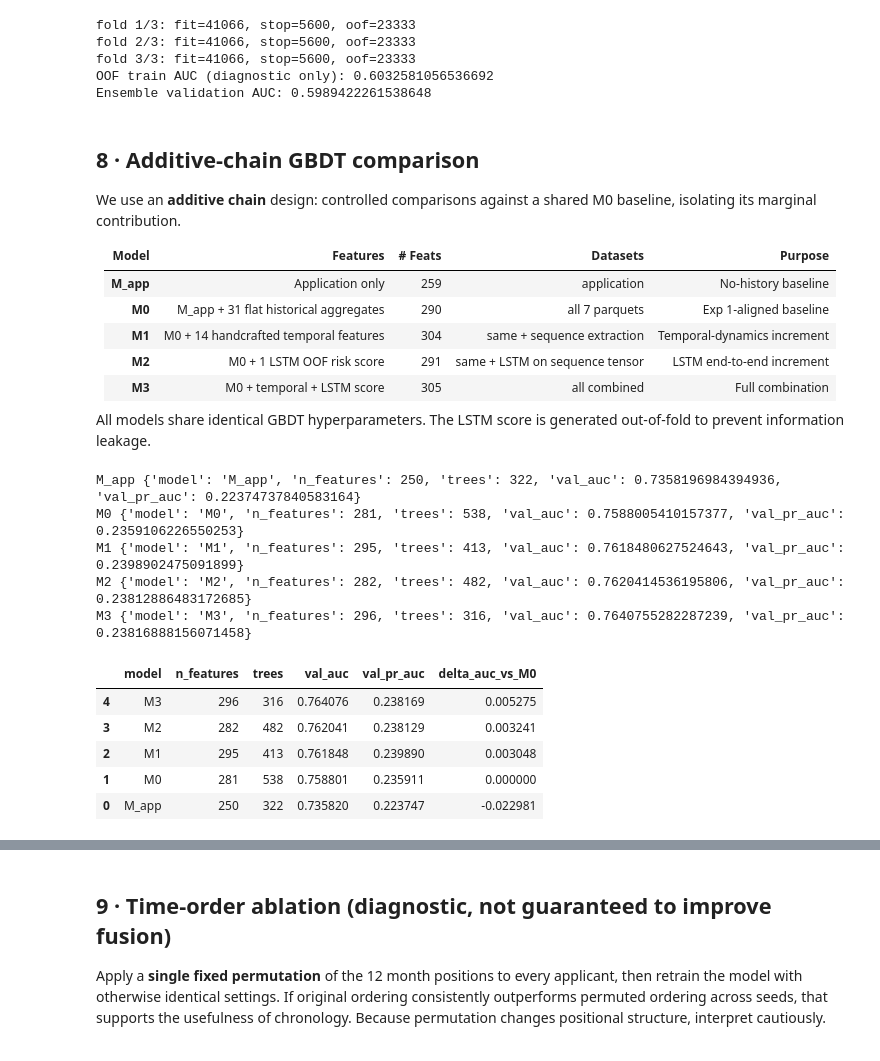
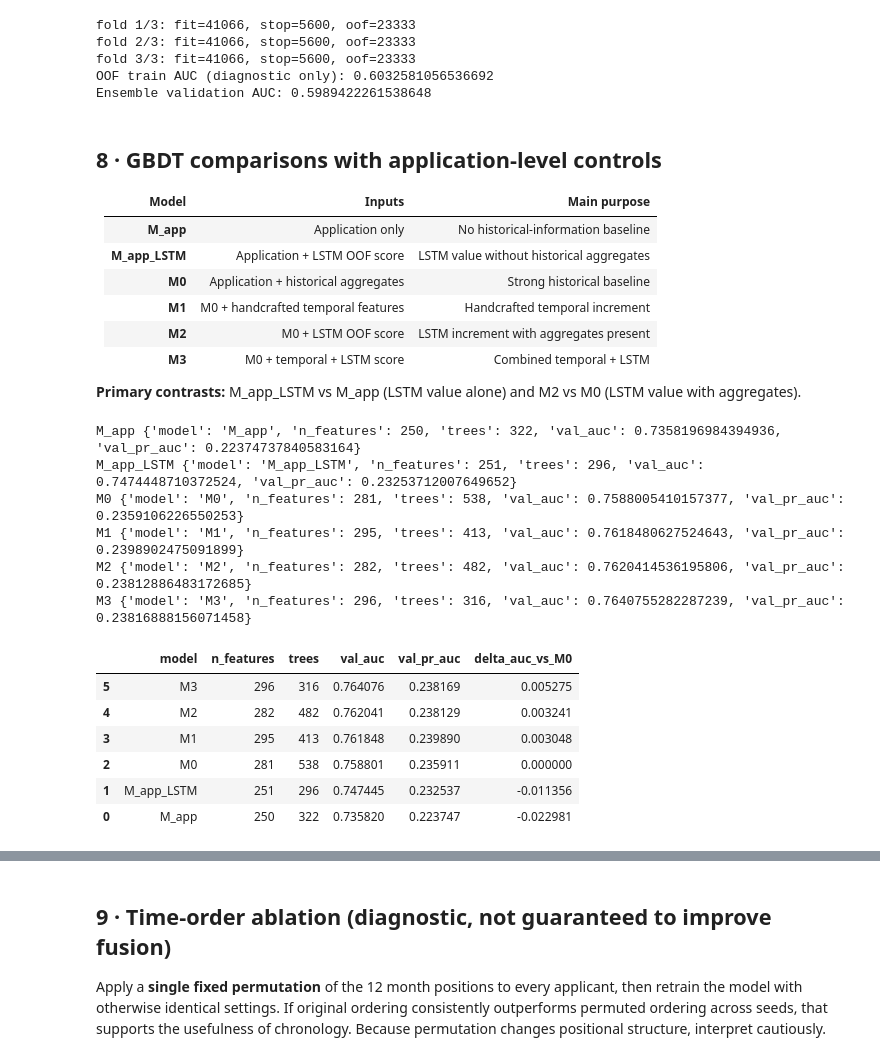
Before and after one commit to RaUzenL/bt4012_group6, a Jupyter notebook: Exp_2/BT4012_Experiment2_V6_Application_LSTM_Controls copy.ipynb, the cells around one changed output, grey strips where cells are left out. Cells and saved outputs as stored; diff of their text form; code cells hidden in the pictures.

Commit message:
Experiemnt 2 eval updated

```diff
--- a/Exp_2/BT4012_Experiment2_Robustness_v8 copy.ipynb
+++ b/Exp_2/BT4012_Experiment2_V6_Application_LSTM_Controls copy.ipynb
@@ -279,9 +244,8 @@ New features: 18 columns for 99,290 applicants
 feat = feat_old.merge(new_hist, on="SK_ID_CURR", how="left")
 assert feat["SK_ID_CURR"].is_unique
 
-# Define the application column list by excluding metadata/target columns
-EXCLUDE = ["SK_ID_CURR", "TARGET", "split", "CODE_GENDER", "NAME_FAMILY_STATUS"]
-app_cols = [col for col in app.columns if col not in EXCLUDE]
+EXCLUDE_COLS = {"SK_ID_CURR", "TARGET", "split", "CODE_GENDER", "NAME_FAMILY_STATUS"}
+app_cols = [col for col in app.columns if col not in EXCLUDE_COLS]
 
 GROUPS = {
     "Application": app_cols,
@@ -531,7 +495,8 @@ class TemporalNet(nn.Module):
         self.attention = attention
         self.att = nn.Linear(hidden, 1) if attention else None
         self.head = nn.Sequential(nn.LayerNorm(hidden), nn.Dropout(dropout), nn.Linear(hidden, 1))
-    def forward(self, x):
+
+    def _pool(self, x):
         h, _ = self.rnn(x)
         mask = x[:, :, -1] > 0.5
         if self.attention:
@@ -541,7 +506,13 @@ class TemporalNet(nn.Module):
             pooled = (h * w.unsqueeze(-1)).sum(dim=1)
         else:
             pooled = h[:, -1, :]
-        return self.head(pooled).squeeze(-1)
+        return pooled
+
+    def forward(self, x):
+        return self.head(self._pool(x)).squeeze(-1)
+
+    def forward_hidden(self, x):
+        return self._pool(x)
 
 def train_temporal(fit_indices, stop_indices, x=Xseq, seed=42, attention=True, verbose=False):
     torch.manual_seed(seed)
@@ -550,7 +521,6 @@ def train_temporal(fit_indices, stop_indices, x=Xseq, seed=42, attention=True, v
     loader = DataLoader(tr, batch_size=BATCH_SIZE, shuffle=True)
     opt = torch.optim.AdamW(model.parameters(), lr=5e-4, weight_decay=3e-3)
     scheduler = torch.optim.lr_scheduler.CosineAnnealingLR(opt, T_max=EPOCHS, eta_min=1e-5)
-    # V6: weighted BCE to address ~8% default rate class imbalance
     default_rate = float(y[fit_indices].mean())
     pw = torch.tensor([float((1 - default_rate) / default_rate)], dtype=torch.float32, device=DEVICE)
     loss_fn = nn.BCEWithLogitsLoss(pos_weight=pw)
@@ -581,6 +551,16 @@ def predict_temporal(model, indices, x=Xseq):
     for (xx,) in loader:
         out.append(torch.sigmoid(model(xx.to(DEVICE))).cpu().numpy())
     return np.concatenate(out)
+
+@torch.no_grad()
+def predict_hidden(model, indices, x=Xseq):
+    model.eval()
+    ds = TensorDataset(torch.from_numpy(x[indices]))
+    loader = DataLoader(ds, batch_size=BATCH_SIZE * 2)
+    out = []
+    for (xx,) in loader:
+        out.append(model.forward_hidden(xx.to(DEVICE)).cpu().numpy())
+    return np.concatenate(out)
 # %% [markdown]
 ## 6 · Standalone validation: ordinary LSTM vs masked-attention LSTM
 
@@ -654,19 +634,18 @@ fold 3/3: fit=41066, stop=5600, oof=23333
 OOF train AUC (diagnostic only): 0.6032581056536692
 Ensemble validation AUC: 0.5989422261538648
 # %% [markdown]
-## 8 · Additive-chain GBDT comparison
+## 8 · GBDT comparisons with application-level controls
 
-We use an **additive chain** design: controlled comparisons against a shared M0 baseline, isolating its marginal contribution.
+| Model | Inputs | Main purpose |
+|---|---|---|
+| **M_app** | Application only | No historical-information baseline |
+| **M_app_LSTM** | Application + LSTM OOF score | LSTM value without historical aggregates |
+| **M0** | Application + historical aggregates | Strong historical baseline |
+| **M1** | M0 + handcrafted temporal features | Handcrafted temporal increment |
+| **M2** | M0 + LSTM OOF score | LSTM increment with aggregates present |
+| **M3** | M0 + temporal + LSTM score | Combined temporal + LSTM |
 
-| Model | Features | # Feats | Datasets | Purpose |
-|-------|----------|---------|----------|---------|
-| **M_app** | Application only | 259 | application | No-history baseline |
-| **M0** | M_app + 31 flat historical aggregates | 290 | all 7 parquets | Exp 1-aligned baseline |
-| **M1** | M0 + 14 handcrafted temporal features | 304 | same + sequence extraction | Temporal-dynamics increment |
-| **M2** | M0 + 1 LSTM OOF risk score | 291 | same + LSTM on sequence tensor | LSTM end-to-end increment |
-| **M3** | M0 + temporal + LSTM score | 305 | all combined | Full combination |
-
-All models share identical GBDT hyperparameters. The LSTM score is generated out-of-fold to prevent information leakage.
+**Primary contrasts:** M_app_LSTM vs M_app (LSTM value alone) and M2 vs M0 (LSTM value with aggregates).
 # %%
 PARAMS = dict(learning_rate=0.03, max_leaf_nodes=15, min_samples_leaf=100, l2_regularization=1.0)
 FIXED = dict(max_iter=1000, early_stopping=True, validation_fraction=0.1, n_iter_no_change=20, random_state=42)
@@ -675,49 +654,50 @@ base_cols = GROUPS['All sources']
 Xbase = pd.get_dummies(feat[base_cols], dummy_na=True).astype('float32').replace([np.inf, -np.inf], np.nan)
 assert np.array_equal(feat.SK_ID_CURR.to_numpy(), ids)
 
-# Application-only features (no historical data at all)
 Xapp_only = pd.get_dummies(feat[app_cols], dummy_na=True).astype('float32').replace([np.inf, -np.inf], np.nan)
 
 Xhand = temporal.reset_index(drop=True).astype('float32')
 Xscore = pd.DataFrame({'LSTM_OOF_SCORE': lstm_score}, index=Xbase.index)
 
-# Additive chain: each model adds one ingredient on top of M0
 feature_sets = {
     'M_app': Xapp_only,
+    'M_app_LSTM': pd.concat([Xapp_only, Xscore], axis=1),
     'M0': Xbase,
     'M1': pd.concat([Xbase, Xhand], axis=1),
     'M2': pd.concat([Xbase, Xscore], axis=1),
     'M3': pd.concat([Xbase, Xhand, Xscore], axis=1),
 }
 
 def evaluate_feature_sets(feature_sets):
     rows = []; fitted = {}; val_pred = {}
     for name, X in feature_sets.items():
         assert X.columns.is_unique and len(X) == len(ids)
         clf = HistGradientBoostingClassifier(**PARAMS, **FIXED)
         clf.fit(X.iloc[train_idx], y[train_idx])
         p = clf.predict_proba(X.iloc[val_idx])[:, 1]
         fitted[name] = clf; val_pred[name] = p
         rows.append(dict(model=name, n_features=X.shape[1], trees=clf.n_iter_,
                          val_auc=roc_auc_score(y[val_idx], p),
                          val_pr_auc=average_precision_score(y[val_idx], p)))
         print(name, rows[-1])
     return pd.DataFrame(rows), fitted, val_pred
 
 fusion_results, fitted_models, val_predictions = evaluate_feature_sets(feature_sets)
 ref = fusion_results.set_index('model').loc['M0', 'val_auc']
 fusion_results['delta_auc_vs_M0'] = fusion_results.val_auc - ref
 display(fusion_results.sort_values('val_auc', ascending=False))
 fusion_results.to_csv(OUTPUT_DIR / 'fusion_validation_v6.csv', index=False)
 # %% [output]
 M_app {'model': 'M_app', 'n_features': 250, 'trees': 322, 'val_auc': 0.7358196984394936, 'val_pr_auc': 0.22374737840583164}
+M_app_LSTM {'model': 'M_app_LSTM', 'n_features': 251, 'trees': 296, 'val_auc': 0.7474448710372524, 'val_pr_auc': 0.23253712007649652}
 M0 {'model': 'M0', 'n_features': 281, 'trees': 538, 'val_auc': 0.7588005410157377, 'val_pr_auc': 0.2359106226550253}
 M1 {'model': 'M1', 'n_features': 295, 'trees': 413, 'val_auc': 0.7618480627524643, 'val_pr_auc': 0.2398902475091899}
 M2 {'model': 'M2', 'n_features': 282, 'trees': 482, 'val_auc': 0.7620414536195806, 'val_pr_auc': 0.23812886483172685}
 M3 {'model': 'M3', 'n_features': 296, 'trees': 316, 'val_auc': 0.7640755282287239, 'val_pr_auc': 0.23816888156071458}
 |  | model | n_features | trees | val_auc | val_pr_auc | delta_auc_vs_M0 |
-| 4 | M3 | 296 | 316 | 0.764076 | 0.238169 | 0.005275 |
-| 3 | M2 | 282 | 482 | 0.762041 | 0.238129 | 0.003241 |
-| 2 | M1 | 295 | 413 | 0.761848 | 0.239890 | 0.003048 |
-| 1 | M0 | 281 | 538 | 0.758801 | 0.235911 | 0.000000 |
+| 5 | M3 | 296 | 316 | 0.764076 | 0.238169 | 0.005275 |
+| 4 | M2 | 282 | 482 | 0.762041 | 0.238129 | 0.003241 |
+| 3 | M1 | 295 | 413 | 0.761848 | 0.239890 | 0.003048 |
+| 2 | M0 | 281 | 538 | 0.758801 | 0.235911 | 0.000000 |
+| 1 | M_app_LSTM | 251 | 296 | 0.747445 | 0.232537 | -0.011356 |
 | 0 | M_app | 250 | 322 | 0.735820 | 0.223747 | -0.022981 |
```
Also changed, not shown: parts of 26 cells of this notebook, 6 other files.
